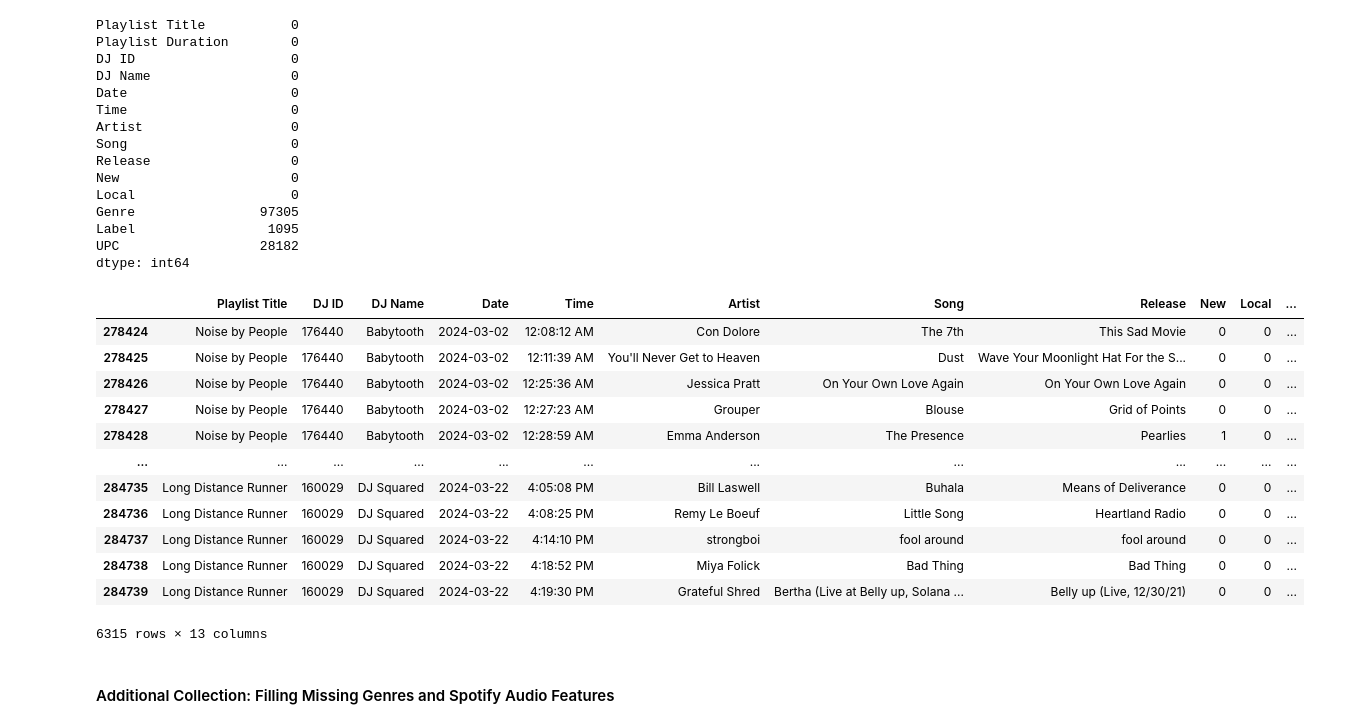
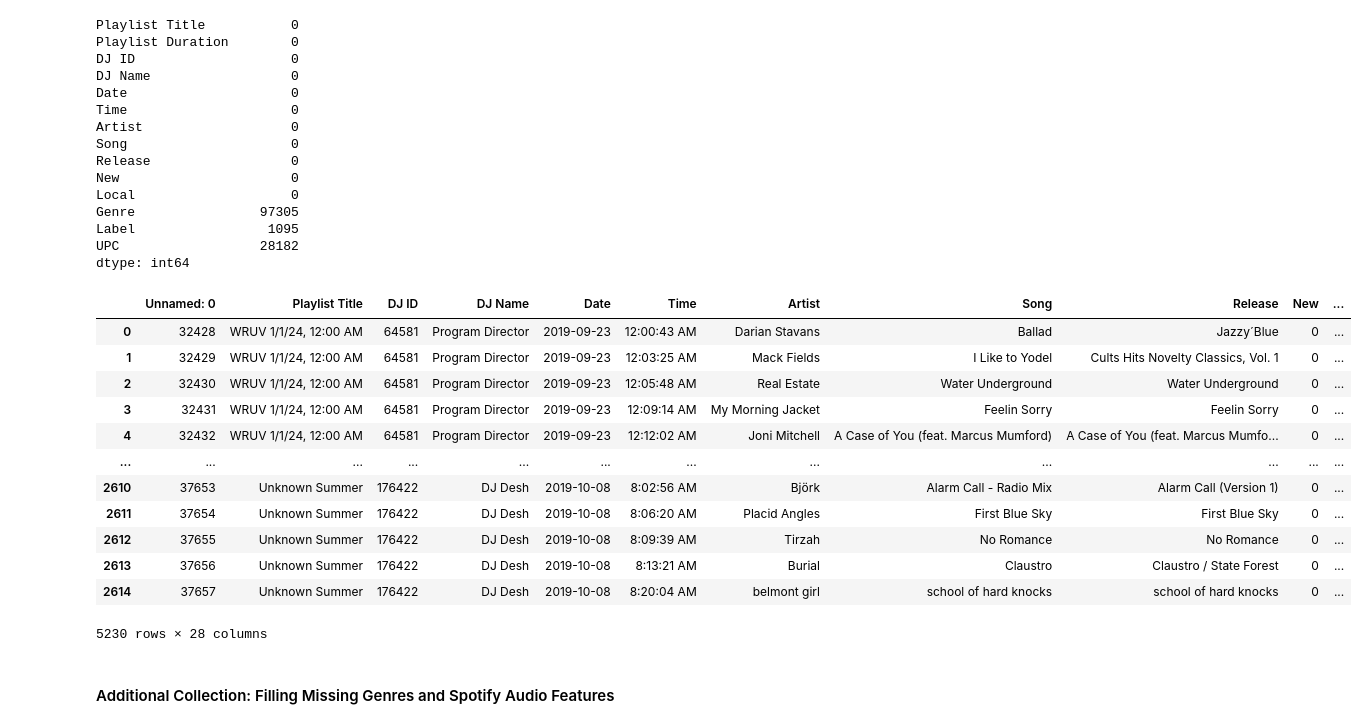
Before and after one commit to zhayes42/CS3870-WRUV, a Jupyter notebook: main.ipynb, the cells around one changed output. Saved outputs shown, nothing was run; the diff lists cells and outputs as text; code cells hidden in the pictures.

Commit message:
new function to transform smaller dataset to show based

```diff
--- a/main.ipynb
+++ b/main.ipynb
@@ -91,27 +91,29 @@ Genre                97305
 Label                 1095
 UPC                  28182
 dtype: int64
-# %%
-# Define smaller data set for linear regression (for now)
-lr = df[df["Date"] > "2024-01-01"]
-len(lr)
-
-month = df[df["Date"] > "2024-03-01"]
-month
-# %% [output]
-|  | Playlist Title | DJ ID | DJ Name | Date | Time | Artist | Song | Release | New | Local | ... |
-| 278424 | Noise by People | 176440 | Babytooth | 2024-03-02 | 12:08:12 AM | Con Dolore | The 7th | This Sad Movie | 0 | 0 | ... |
-| 278425 | Noise by People | 176440 | Babytooth | 2024-03-02 | 12:11:39 AM | You'll Never Get to Heaven | Dust | Wave Your Moonlight Hat For the S... | 0 | 0 | ... |
-| 278426 | Noise by People | 176440 | Babytooth | 2024-03-02 | 12:25:36 AM | Jessica Pratt | On Your Own Love Again | On Your Own Love Again | 0 | 0 | ... |
-| 278427 | Noise by People | 176440 | Babytooth | 2024-03-02 | 12:27:23 AM | Grouper | Blouse | Grid of Points | 0 | 0 | ... |
-| 278428 | Noise by People | 176440 | Babytooth | 2024-03-02 | 12:28:59 AM | Emma Anderson | The Presence | Pearlies | 1 | 0 | ... |
-| ... | ... | ... | ... | ... | ... | ... | ... | ... | ... | ... | ... |
-| 284735 | Long Distance Runner | 160029 | DJ Squared | 2024-03-22 | 4:05:08 PM | Bill Laswell | Buhala | Means of Deliverance | 0 | 0 | ... |
-| 284736 | Long Distance Runner | 160029 | DJ Squared | 2024-03-22 | 4:08:25 PM | Remy Le Boeuf | Little Song | Heartland Radio | 0 | 0 | ... |
-| 284737 | Long Distance Runner | 160029 | DJ Squared | 2024-03-22 | 4:14:10 PM | strongboi | fool around | fool around | 0 | 0 | ... |
-| 284738 | Long Distance Runner | 160029 | DJ Squared | 2024-03-22 | 4:18:52 PM | Miya Folick | Bad Thing | Bad Thing | 0 | 0 | ... |
-| 284739 | Long Distance Runner | 160029 | DJ Squared | 2024-03-22 | 4:19:30 PM | Grateful Shred | Bertha (Live at Belly up, Solana ... | Belly up (Live, 12/30/21) | 0 | 0 | ... |
-6315 rows × 13 columns
+# %%
+# Define smaller data set for linear regression (for now)
+slices = []
+# right now we have 2 slices, hopefully we will get a lot more
+for i in range(2):
+    slices.append(pd.read_csv(f'slice{i}.csv'))
+small = pd.concat(slices, axis=0)
+small["Date"] = pd.to_datetime(df["Date"])
+small
+# %% [output]
+|  | Unnamed: 0 | Playlist Title | DJ ID | DJ Name | Date | Time | Artist | Song | Release | New | ... |
+| 0 | 32428 | WRUV 1/1/24, 12:00 AM | 64581 | Program Director | 2019-09-23 | 12:00:43 AM | Darian Stavans | Ballad | Jazzy´Blue | 0 | ... |
+| 1 | 32429 | WRUV 1/1/24, 12:00 AM | 64581 | Program Director | 2019-09-23 | 12:03:25 AM | Mack Fields | I Like to Yodel | Cults Hits Novelty Classics, Vol. 1 | 0 | ... |
+| 2 | 32430 | WRUV 1/1/24, 12:00 AM | 64581 | Program Director | 2019-09-23 | 12:05:48 AM | Real Estate | Water Underground | Water Underground | 0 | ... |
+| 3 | 32431 | WRUV 1/1/24, 12:00 AM | 64581 | Program Director | 2019-09-23 | 12:09:14 AM | My Morning Jacket | Feelin Sorry | Feelin Sorry | 0 | ... |
+| 4 | 32432 | WRUV 1/1/24, 12:00 AM | 64581 | Program Director | 2019-09-23 | 12:12:02 AM | Joni Mitchell | A Case of You (feat. Marcus Mumford) | A Case of You (feat. Marcus Mumfo... | 0 | ... |
+| ... | ... | ... | ... | ... | ... | ... | ... | ... | ... | ... | ... |
+| 2610 | 37653 | Unknown Summer | 176422 | DJ Desh | 2019-10-08 | 8:02:56 AM | Björk | Alarm Call - Radio Mix | Alarm Call (Version 1) | 0 | ... |
+| 2611 | 37654 | Unknown Summer | 176422 | DJ Desh | 2019-10-08 | 8:06:20 AM | Placid Angles | First Blue Sky | First Blue Sky | 0 | ... |
+| 2612 | 37655 | Unknown Summer | 176422 | DJ Desh | 2019-10-08 | 8:09:39 AM | Tirzah | No Romance | No Romance | 0 | ... |
+| 2613 | 37656 | Unknown Summer | 176422 | DJ Desh | 2019-10-08 | 8:13:21 AM | Burial | Claustro | Claustro / State Forest | 0 | ... |
+| 2614 | 37657 | Unknown Summer | 176422 | DJ Desh | 2019-10-08 | 8:20:04 AM | belmont girl | school of hard knocks | school of hard knocks | 0 | ... |
+5230 rows × 28 columns
 # %% [markdown]
 #### Additional Collection: Filling Missing Genres and Spotify Audio Features
 # %%
```
Also changed, not shown: parts of 8 cells of this notebook.
